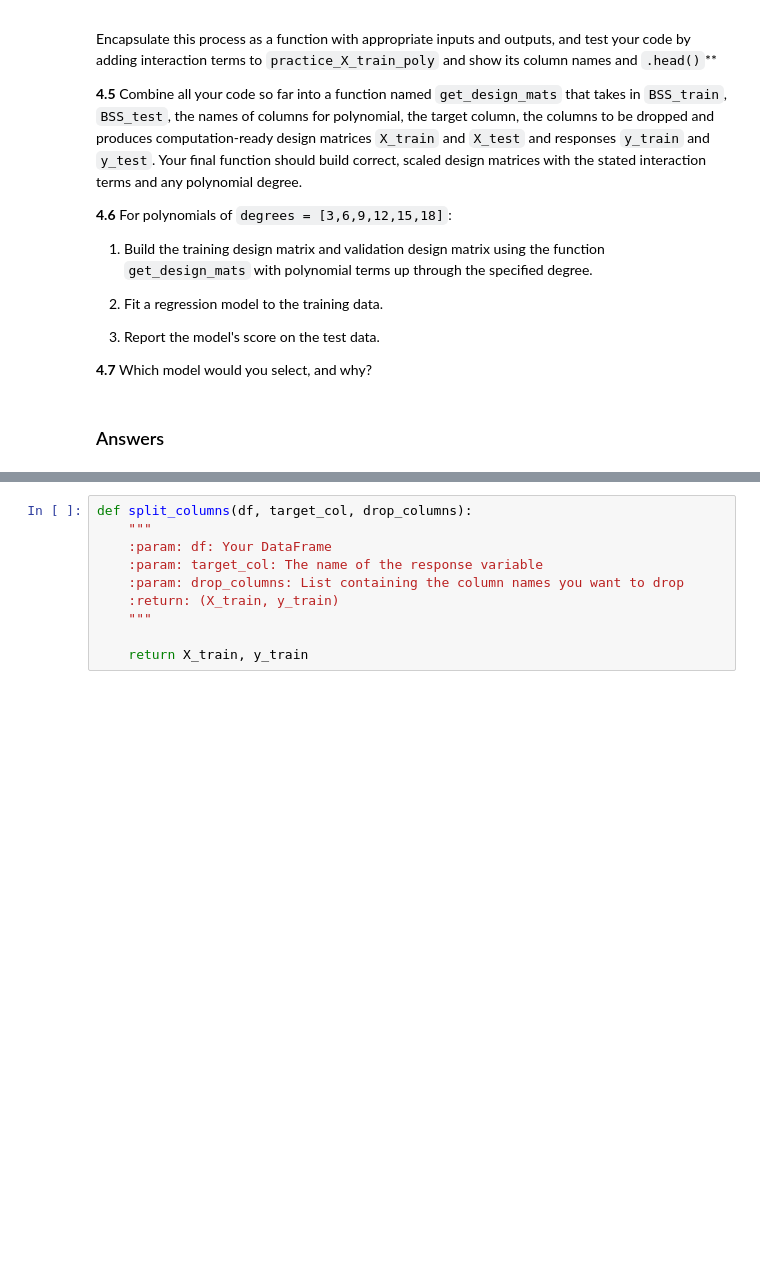
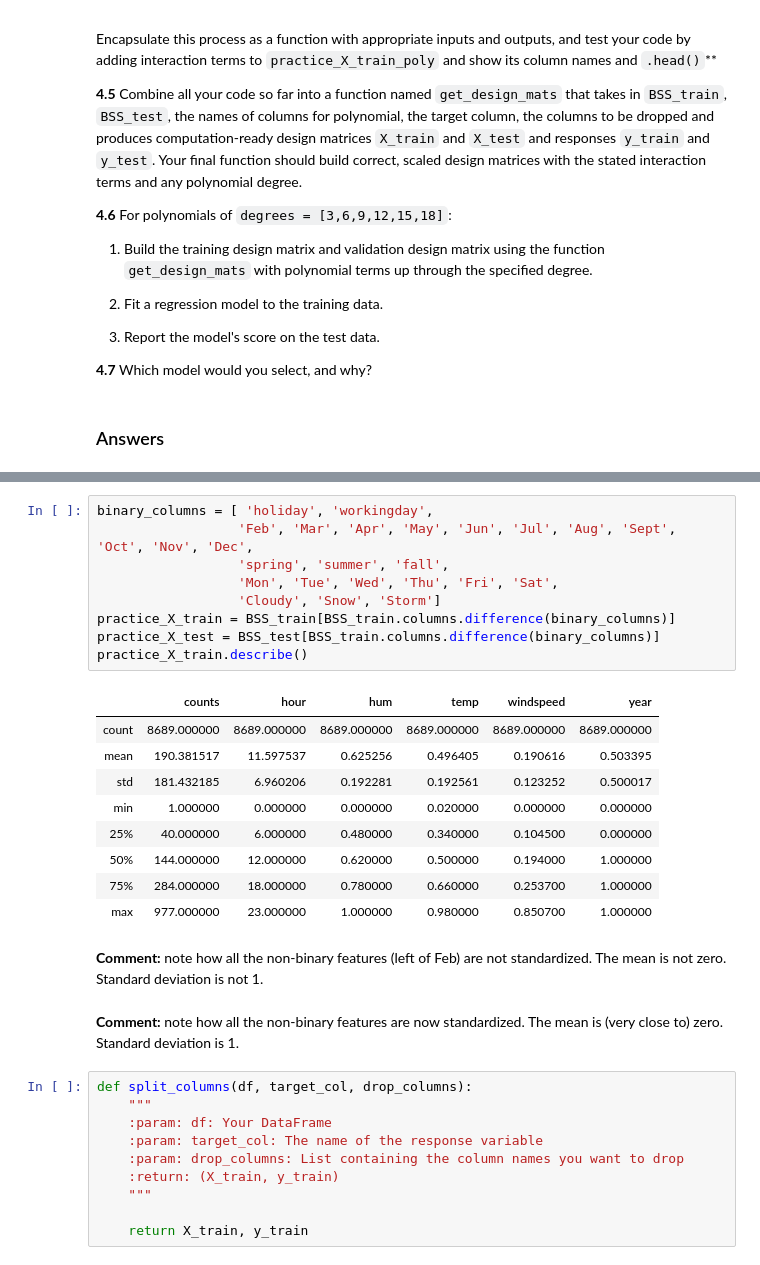
Before and after one commit to CreditPy/2021-s109a, a Jupyter notebook: cs_s109a_hw3/cs_s109a_hw3.ipynb, the cells around one changed output, grey strips where cells are left out. Saved outputs shown, nothing was run; the diff lists cells and outputs as text; blank space fills up the shorter version.

```diff
--- a/cs_s109a_hw3/cs_s109a_hw3.ipynb
+++ b/cs_s109a_hw3/cs_s109a_hw3.ipynb
@@ -559,3 +604,26 @@ def scale_datasets(train_data, test_data, cols_to_scale):
+# %%
+binary_columns = [ 'holiday', 'workingday',
+                  'Feb', 'Mar', 'Apr', 'May', 'Jun', 'Jul', 'Aug', 'Sept', 'Oct', 'Nov', 'Dec',
+                  'spring', 'summer', 'fall',
+                  'Mon', 'Tue', 'Wed', 'Thu', 'Fri', 'Sat',
+                  'Cloudy', 'Snow', 'Storm']
+practice_X_train = BSS_train[BSS_train.columns.difference(binary_columns)]
+practice_X_test = BSS_test[BSS_train.columns.difference(binary_columns)]
+practice_X_train.describe()
+# %% [output]
+|  | counts | hour | hum | temp | windspeed | year |
+| count | 8689.000000 | 8689.000000 | 8689.000000 | 8689.000000 | 8689.000000 | 8689.000000 |
+| mean | 190.381517 | 11.597537 | 0.625256 | 0.496405 | 0.190616 | 0.503395 |
+| std | 181.432185 | 6.960206 | 0.192281 | 0.192561 | 0.123252 | 0.500017 |
+| min | 1.000000 | 0.000000 | 0.000000 | 0.020000 | 0.000000 | 0.000000 |
+| 25% | 40.000000 | 6.000000 | 0.480000 | 0.340000 | 0.104500 | 0.000000 |
+| 50% | 144.000000 | 12.000000 | 0.620000 | 0.500000 | 0.194000 | 1.000000 |
+| 75% | 284.000000 | 18.000000 | 0.780000 | 0.660000 | 0.253700 | 1.000000 |
+| max | 977.000000 | 23.000000 | 1.000000 | 0.980000 | 0.850700 | 1.000000 |
+# %% [markdown]
+**Comment:** note how all the non-binary features (left of Feb) are not standardized. The mean is not zero. Standard deviation is not 1.
+# %% [markdown]
+**Comment:** note how all the non-binary features are now standardized. The mean is (very close to) zero. Standard deviation is 1.
 # %%
 def split_columns(df, target_col, drop_columns):
     """
```
Also changed, not shown: parts of 25 cells of this notebook.
